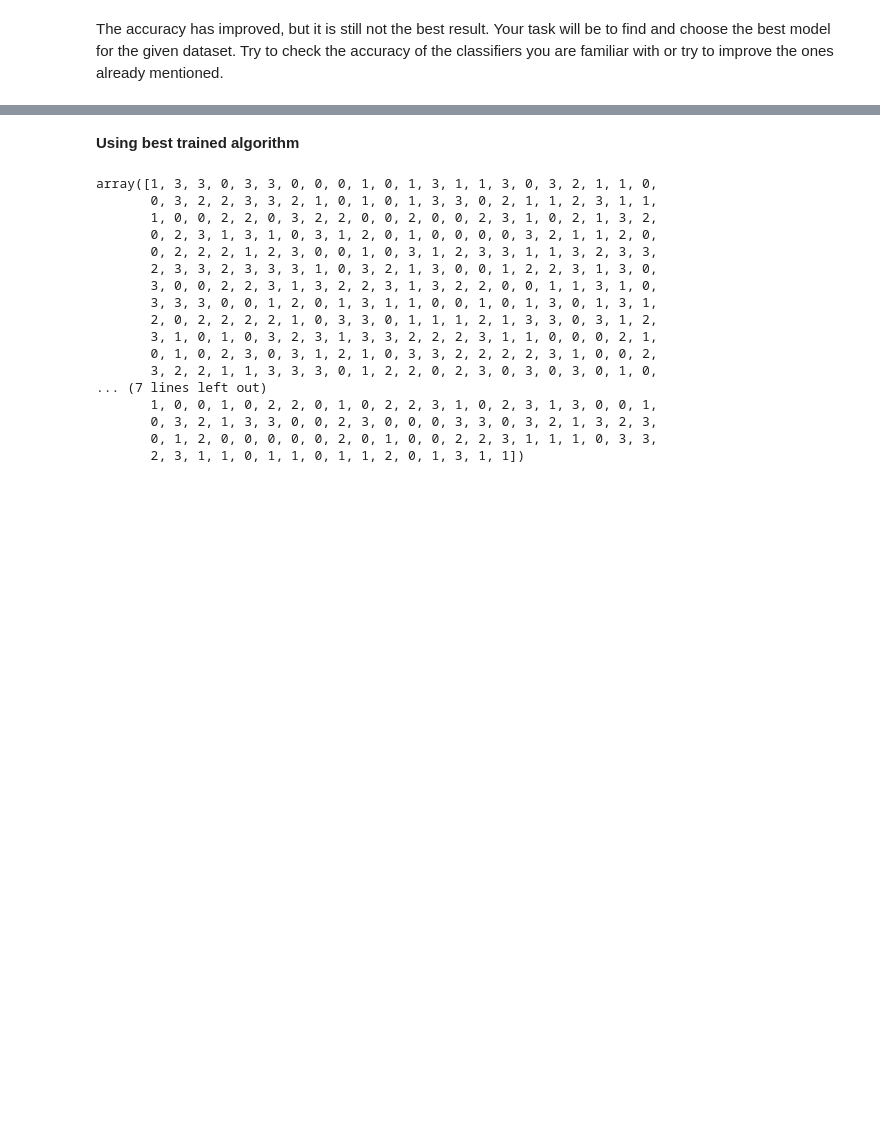
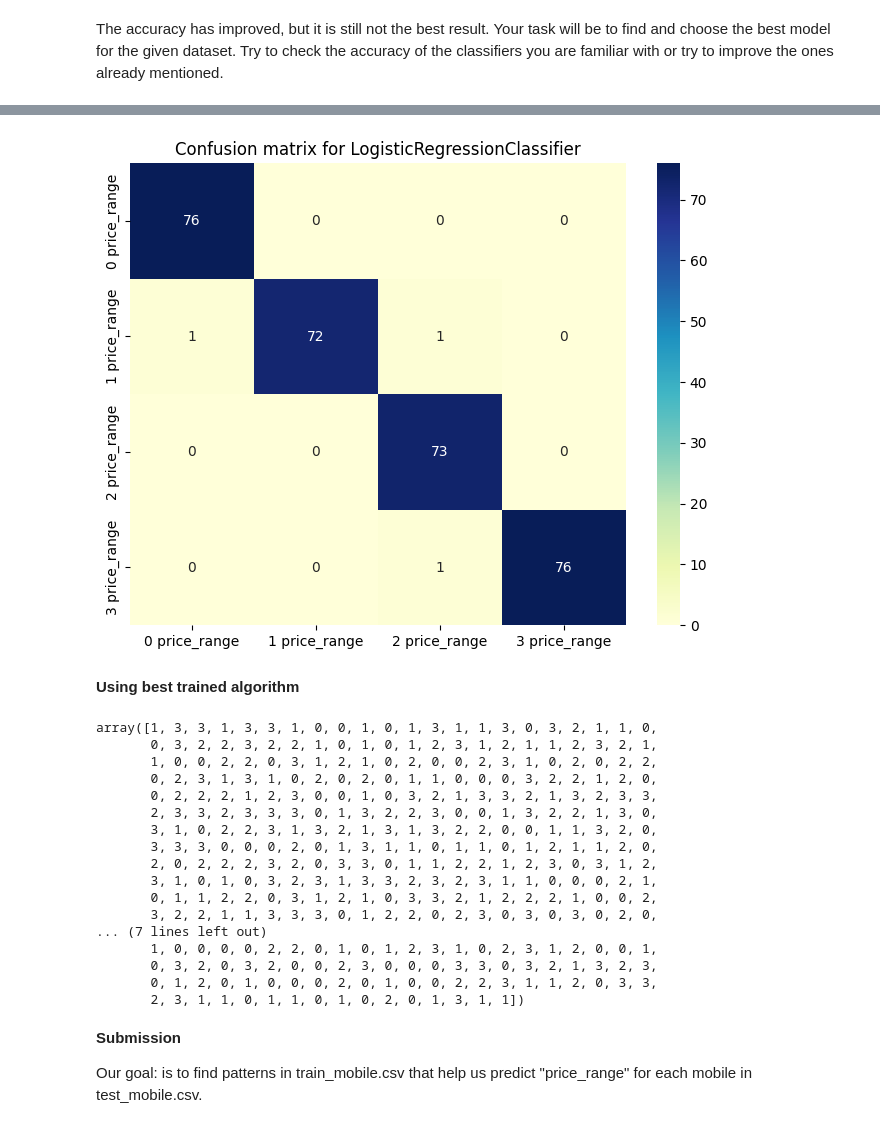
Before and after one commit to OleksiiLatypov/DRU_Data_Science_Fundamentals, a Jupyter notebook: notebook7d02acc547.ipynb, the cells around one changed output, grey strips where cells are left out. Drawn from its saved outputs; the diff is of its cells as text; code cells hidden in the pictures; blank space fills up the shorter version.

```diff
--- a/notebook7d02acc547.ipynb
+++ b/notebook7d02acc547.ipynb
@@ -313,3 +401,17 @@ The accuracy has improved, but it is still not the best result. Your task will b
+# %%
+# visualizing the confusion matrix
+cm = confusion_matrix(y_val, y_pred_lreg)
+# label the confusion matrix
+conf_matrix=pd.DataFrame(data = cm,
+                         columns=["0 price_range", "1 price_range", "2 price_range", "3 price_range"],
+                         index=["0 price_range", "1 price_range", "2 price_range", "3 price_range"])
+# plot a heatmap
+fig, ax = plt.subplots(figsize=(8,6))
+sns.heatmap(conf_matrix, annot=True, fmt='d', cmap="YlGnBu")
+plt.title("Confusion matrix for LogisticRegressionClassifier")
+plt.show()
+# %% [output]
+[figure, added]
 # %% [markdown]
 **Using best trained algorithm**
 # %%
@@ -318,23 +420,27 @@ test_df = test.copy()
 test_df = test_df.drop('index', axis=1)
 # %%
 # prediction on the test set
-predicted_price_range = mlp.predict(test_df)
+predicted_price_range = lreg.predict(test_df)
 predicted_price_range
 # %% [output]
-array([1, 3, 3, 0, 3, 3, 0, 0, 0, 1, 0, 1, 3, 1, 1, 3, 0, 3, 2, 1, 1, 0,
-       0, 3, 2, 2, 3, 3, 2, 1, 0, 1, 0, 1, 3, 3, 0, 2, 1, 1, 2, 3, 1, 1,
-       1, 0, 0, 2, 2, 0, 3, 2, 2, 0, 0, 2, 0, 0, 2, 3, 1, 0, 2, 1, 3, 2,
-       0, 2, 3, 1, 3, 1, 0, 3, 1, 2, 0, 1, 0, 0, 0, 0, 3, 2, 1, 1, 2, 0,
-       0, 2, 2, 2, 1, 2, 3, 0, 0, 1, 0, 3, 1, 2, 3, 3, 1, 1, 3, 2, 3, 3,
-       2, 3, 3, 2, 3, 3, 3, 1, 0, 3, 2, 1, 3, 0, 0, 1, 2, 2, 3, 1, 3, 0,
-       3, 0, 0, 2, 2, 3, 1, 3, 2, 2, 3, 1, 3, 2, 2, 0, 0, 1, 1, 3, 1, 0,
-       3, 3, 3, 0, 0, 1, 2, 0, 1, 3, 1, 1, 0, 0, 1, 0, 1, 3, 0, 1, 3, 1,
-       2, 0, 2, 2, 2, 2, 1, 0, 3, 3, 0, 1, 1, 1, 2, 1, 3, 3, 0, 3, 1, 2,
-       3, 1, 0, 1, 0, 3, 2, 3, 1, 3, 3, 2, 2, 2, 3, 1, 1, 0, 0, 0, 2, 1,
-       0, 1, 0, 2, 3, 0, 3, 1, 2, 1, 0, 3, 3, 2, 2, 2, 2, 3, 1, 0, 0, 2,
-       3, 2, 2, 1, 1, 3, 3, 3, 0, 1, 2, 2, 0, 2, 3, 0, 3, 0, 3, 0, 1, 0,
+array([1, 3, 3, 1, 3, 3, 1, 0, 0, 1, 0, 1, 3, 1, 1, 3, 0, 3, 2, 1, 1, 0,
+       0, 3, 2, 2, 3, 2, 2, 1, 0, 1, 0, 1, 2, 3, 1, 2, 1, 1, 2, 3, 2, 1,
+       1, 0, 0, 2, 2, 0, 3, 1, 2, 1, 0, 2, 0, 0, 2, 3, 1, 0, 2, 0, 2, 2,
+       0, 2, 3, 1, 3, 1, 0, 2, 0, 2, 0, 1, 1, 0, 0, 0, 3, 2, 2, 1, 2, 0,
+       0, 2, 2, 2, 1, 2, 3, 0, 0, 1, 0, 3, 2, 1, 3, 3, 2, 1, 3, 2, 3, 3,
+       2, 3, 3, 2, 3, 3, 3, 0, 1, 3, 2, 2, 3, 0, 0, 1, 3, 2, 2, 1, 3, 0,
+       3, 1, 0, 2, 2, 3, 1, 3, 2, 1, 3, 1, 3, 2, 2, 0, 0, 1, 1, 3, 2, 0,
+       3, 3, 3, 0, 0, 0, 2, 0, 1, 3, 1, 1, 0, 1, 1, 0, 1, 2, 1, 1, 2, 0,
+       2, 0, 2, 2, 2, 3, 2, 0, 3, 3, 0, 1, 1, 2, 2, 1, 2, 3, 0, 3, 1, 2,
+       3, 1, 0, 1, 0, 3, 2, 3, 1, 3, 3, 2, 3, 2, 3, 1, 1, 0, 0, 0, 2, 1,
+       0, 1, 1, 2, 2, 0, 3, 1, 2, 1, 0, 3, 3, 2, 1, 2, 2, 2, 1, 0, 0, 2,
+       3, 2, 2, 1, 1, 3, 3, 3, 0, 1, 2, 2, 0, 2, 3, 0, 3, 0, 3, 0, 2, 0,
 ... (7 lines left out)
-       1, 0, 0, 1, 0, 2, 2, 0, 1, 0, 2, 2, 3, 1, 0, 2, 3, 1, 3, 0, 0, 1,
-       0, 3, 2, 1, 3, 3, 0, 0, 2, 3, 0, 0, 0, 3, 3, 0, 3, 2, 1, 3, 2, 3,
-       0, 1, 2, 0, 0, 0, 0, 0, 2, 0, 1, 0, 0, 2, 2, 3, 1, 1, 1, 0, 3, 3,
-       2, 3, 1, 1, 0, 1, 1, 0, 1, 1, 2, 0, 1, 3, 1, 1])
+       1, 0, 0, 0, 0, 2, 2, 0, 1, 0, 1, 2, 3, 1, 0, 2, 3, 1, 2, 0, 0, 1,
+       0, 3, 2, 0, 3, 2, 0, 0, 2, 3, 0, 0, 0, 3, 3, 0, 3, 2, 1, 3, 2, 3,
+       0, 1, 2, 0, 1, 0, 0, 0, 2, 0, 1, 0, 0, 2, 2, 3, 1, 1, 2, 0, 3, 3,
+       2, 3, 1, 1, 0, 1, 1, 0, 1, 0, 2, 0, 1, 3, 1, 1])
+# %% [markdown]
+**Submission**
+
+Our goal: is to find patterns in train_mobile.csv that help us predict "price_range" for each mobile in test_mobile.csv.
```
Also changed, not shown: parts of 7 cells of this notebook.
